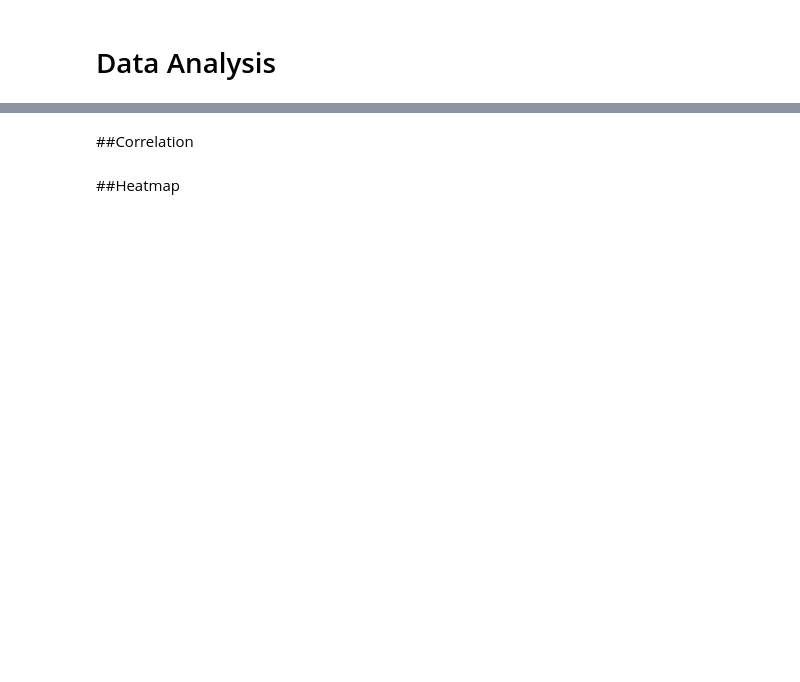
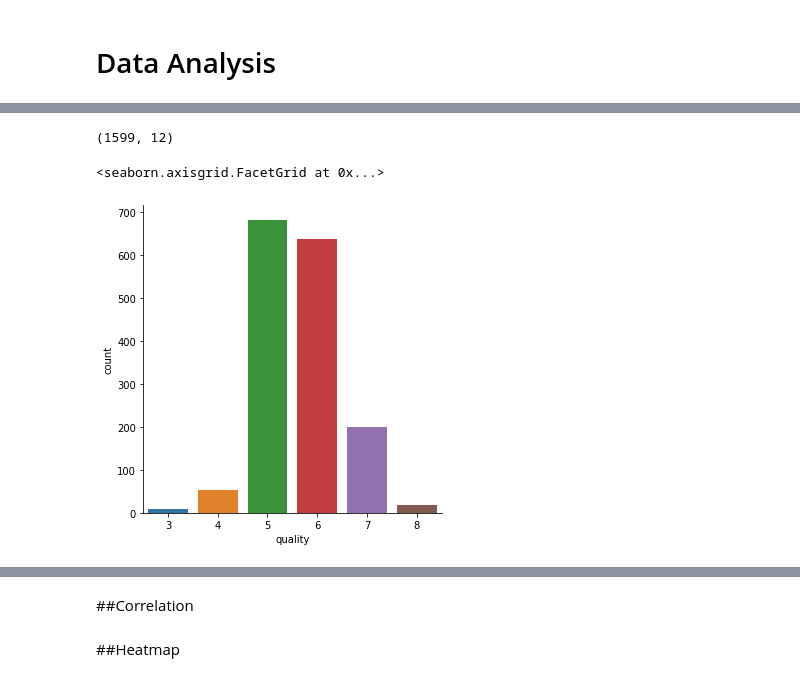
Before and after one commit to SnehaS05/proj1-WineQualityTCR-, a Jupyter notebook: WineQuality.ipynb, the cells around one changed output, grey strips where cells are left out. Cells and saved outputs as stored; diff of their text form; code cells hidden in the pictures; blank space fills up the shorter version.

```diff
--- a/WineQuality.ipynb
+++ b/WineQuality.ipynb
@@ -24,7 +25,7 @@ from sklearn.metrics import confusion_matrix, classification_report, accuracy_sc
 #Loading Dataset
 # %%
 # loading the dataset to a Pandas DataFrame
-wine_data = pd.read_csv('/content/sample_data/Final Project 1.csv')
+wine_data = pd.read_csv('/content/Final Project 1.csv')
 # %% [markdown]
 #Exploring Dataset
 # %%
@@ -42,8 +101,13 @@ wine_data.describe()
 # %%
 # Number of rows & columns in the dataset
 wine_data.shape
+# %% [output]
+(1599, 12)
 # %%
-sns.catplot(x='quality',data=Dataframe,kind='count')
+sns.catplot(x='quality',data=wine_data,kind='count')
+# %% [output]
+<seaborn.axisgrid.FacetGrid at 0x...>
+[figure, added]
 # %%
 # volatile acidity vs Quality
 plot = plt.figure(figsize=(5,5))
```
Also changed, not shown: parts of 16 cells of this notebook.
